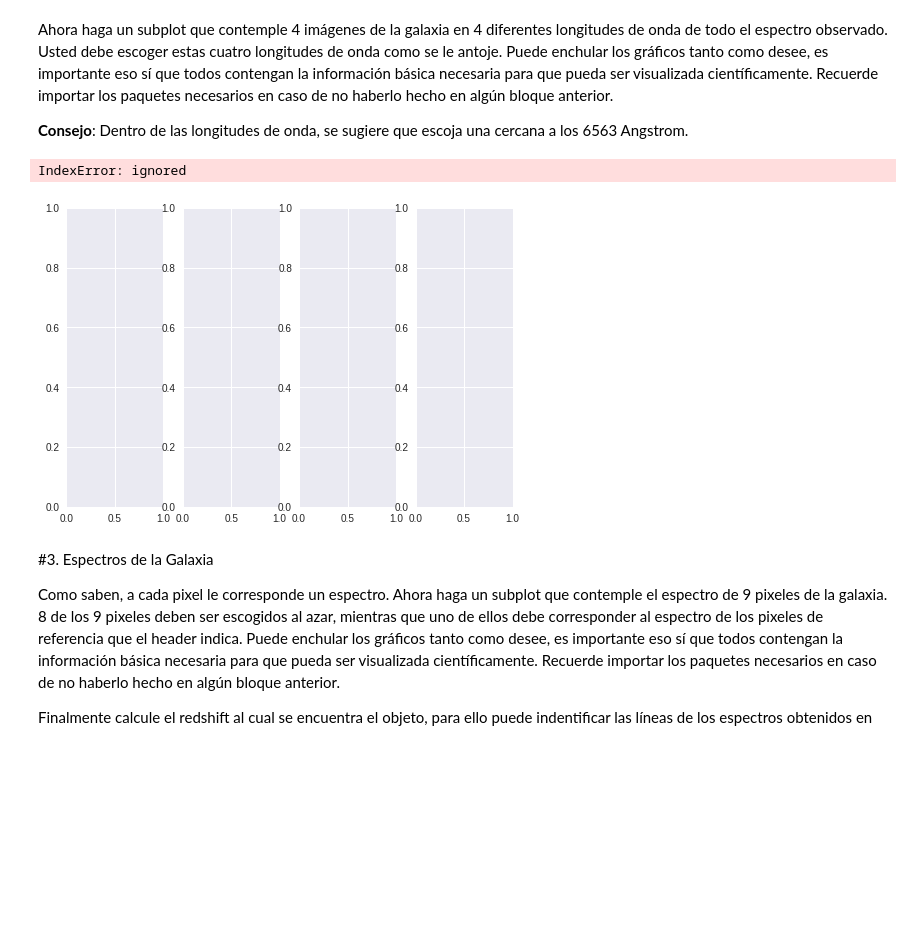
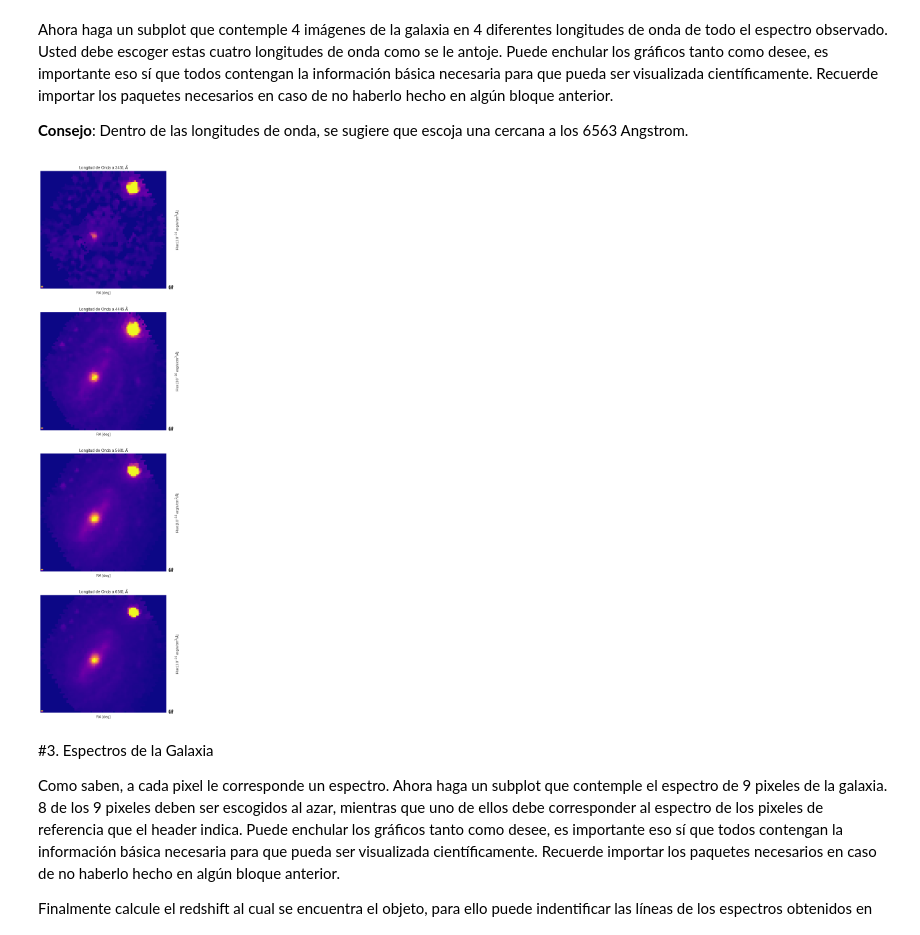
Before and after one commit to SimonSanfeliu/minitarea4, a Jupyter notebook: minitarea4.ipynb, the cells around one changed output. Saved outputs shown, nothing was run; the diff lists cells and outputs as text; code cells hidden in the pictures; blank space fills up the shorter version.

Commit message:
Sección 2 casi completa. Checkear problema con colorbar y con eje y

```diff
--- a/minitarea4.ipynb
+++ b/minitarea4.ipynb
@@ -71,55 +71,62 @@ Ahora haga un subplot que contemple 4 imágenes de la galaxia en 4 diferentes lo
 
 **Consejo**: Dentro de las longitudes de onda, se sugiere que escoja una cercana a los 6563 Angstrom.
 # %%
-fig, ax = plt.subplots(ncols = 4)
+fig, ax = plt.subplots(figsize = (30,30), nrows = 4)
 data = hdu.data
 
 delt1 = np.arange(0,header['NAXIS1']) - (header['CRPIX1']-1)
 step1 = delt1*header['CD1_1']
 ra = step1 + header['CRVAL1']
 
 delt2 = np.arange(0,header['NAXIS2']) - (header['CRPIX2']-1)
 step2 = delt2*header['CD2_2']
 dec = step2 + header['CRVAL2']
 
 delt3 = np.arange(0,header['NAXIS3'])
 step3 = delt3*header['CD3_3']
 lo = step3 + header['CRVAL3']
 
-ax[0].imshow(data[3751],cmap='plasma',origin='lower',vmin=0,vmax=1)
-ax[0].xticks((0,20,40,60),(round(ra[0],3),round(ra[20],3),round(ra[40],3),round(ra[60],3)))
-ax[0].yticks((0,20,40,60),(round(dec[0],3),round(dec[20],3),round(dec[40],3),round(dec[60],3)))
-cb = ax[0].colorbar()
+i = ax[0].imshow(data[1],cmap='plasma',origin='lower',vmin=0,vmax=1)
+ax[0].set_xticks((0,20,40,60),(round(ra[0],3),round(ra[20],3),round(ra[40],3),round(ra[60],3)))
+ax[0].set_yticks((0,20,40,60),(round(dec[0],3),round(dec[20],3),round(dec[40],3),round(dec[60],3)))
+ax[0].grid(b=None)
+ax[0].set_xlabel('RA [deg]')
+ax[0].set_ylabel('DEC [deg]')
+ax[0].set_title('Longitud de Onda a 3451 $\AA$')
+cb = plt.colorbar(i, cax =  ax[0])
 cb.set_label('Flux [10$^{-16}$ erg/s/cm$^2$/$\AA$]')
-ax[0].xlabel('RA [deg]')
-ax[0].ylabel('DEC [deg]')
 
-ax[1].imshow(data[4445],cmap='plasma',origin='lower',vmin=0,vmax=1)
-ax[1].xticks((0,20,40,60),(round(ra[0],3),round(ra[20],3),round(ra[40],3),round(ra[60],3)))
-ax[1].yticks((0,20,40,60),(round(dec[0],3),round(dec[20],3),round(dec[40],3),round(dec[60],3)))
-cb = ax[1].colorbar()
+j = ax[1].imshow(data[348],cmap='plasma',origin='lower',vmin=0,vmax=1)
+ax[1].set_xticks((0,20,40,60),(round(ra[0],3),round(ra[20],3),round(ra[40],3),round(ra[60],3)))
+ax[1].set_yticks((0,20,40,60),(round(dec[0],3),round(dec[20],3),round(dec[40],3),round(dec[60],3)))
+ax[1].grid(b=None)
+ax[1].set_xlabel('RA [deg]')
+ax[1].set_ylabel('DEC [deg]')
+ax[1].set_title('Longitud de Onda a 4445 $\AA$')
+cb = plt.colorbar(j, cax = ax[1])
 cb.set_label('Flux [10$^{-16}$ erg/s/cm$^2$/$\AA$]')
-ax[1].xlabel('RA [deg]')
-ax[1].ylabel('DEC [deg]')
 
-ax[2].imshow(data[5603],cmap='plasma',origin='lower',vmin=0,vmax=1)
-ax[2].xticks((0,20,40,60),(round(ra[0],3),round(ra[20],3),round(ra[40],3),round(ra[60],3)))
-ax[2].yticks((0,20,40,60),(round(dec[0],3),round(dec[20],3),round(dec[40],3),round(dec[60],3)))
-cb = ax[2].colorbar()
+k = ax[2].imshow(data[1062],cmap='plasma',origin='lower',vmin=0,vmax=1)
+ax[2].set_xticks((0,20,40,60),(round(ra[0],3),round(ra[20],3),round(ra[40],3),round(ra[60],3)))
+ax[2].set_yticks((0,20,40,60),(round(dec[0],3),round(dec[20],3),round(dec[40],3),round(dec[60],3)))
+ax[2].grid(b=None)
+ax[2].set_xlabel('RA [deg]')
+ax[2].set_ylabel('DEC [deg]')
+ax[2].set_title('Longitud de Onda a 5601 $\AA$')
+cb = plt.colorbar(k, cax = ax[2])
 cb.set_label('Flux [10$^{-16}$ erg/s/cm$^2$/$\AA$]')
-ax[2].xlabel('RA [deg]')
-ax[2].ylabel('DEC [deg]')
 
-ax[3].imshow(data[6561],cmap='plasma',origin='lower',vmin=0,vmax=1)
-ax[3].xticks((0,20,40,60),(round(ra[0],3),round(ra[20],3),round(ra[40],3),round(ra[60],3)))
-ax[3].yticks((0,20,40,60),(round(dec[0],3),round(dec[20],3),round(dec[40],3),round(dec[60],3)))
-cb = ax[3].colorbar()
+t = ax[3].imshow(data[1406],cmap='plasma',origin='lower',vmin=0,vmax=1)
+ax[3].set_xticks((0,20,40,60),(round(ra[0],3),round(ra[20],3),round(ra[40],3),round(ra[60],3)))
+ax[3].set_yticks((0,20,40,60),(round(dec[0],3),round(dec[20],3),round(dec[40],3),round(dec[60],3)))
+ax[3].grid(b=None)
+ax[3].set_xlabel('RA [deg]')
+ax[3].set_ylabel('DEC [deg]')
+ax[3].set_title('Longitud de Onda a 6561 $\AA$')
+cb = plt.colorbar(t, ax[3])
 cb.set_label('Flux [10$^{-16}$ erg/s/cm$^2$/$\AA$]')
-ax[3].xlabel('RA [deg]')
-ax[3].ylabel('DEC [deg]')
 # %% [output]
-IndexError: ignored
-[figure, old version]
+[figure, new version]
 # %% [markdown]
 #3. Espectros de la Galaxia
 
```
